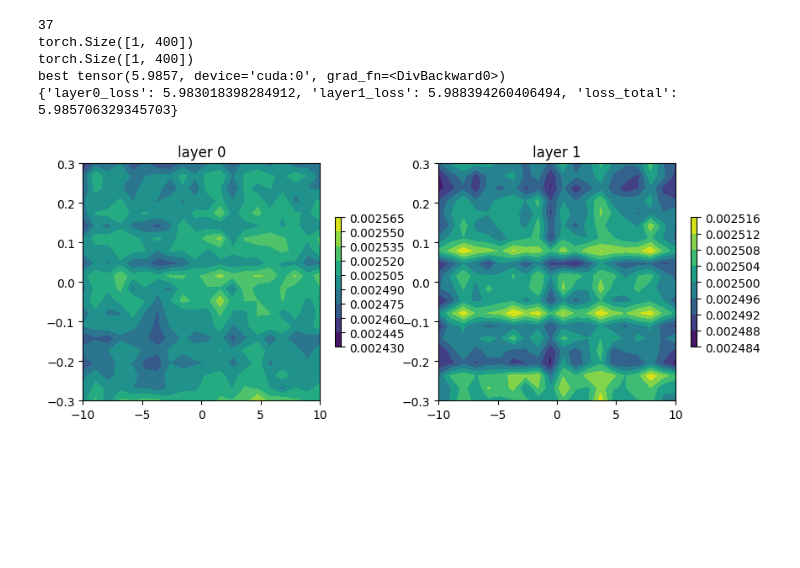
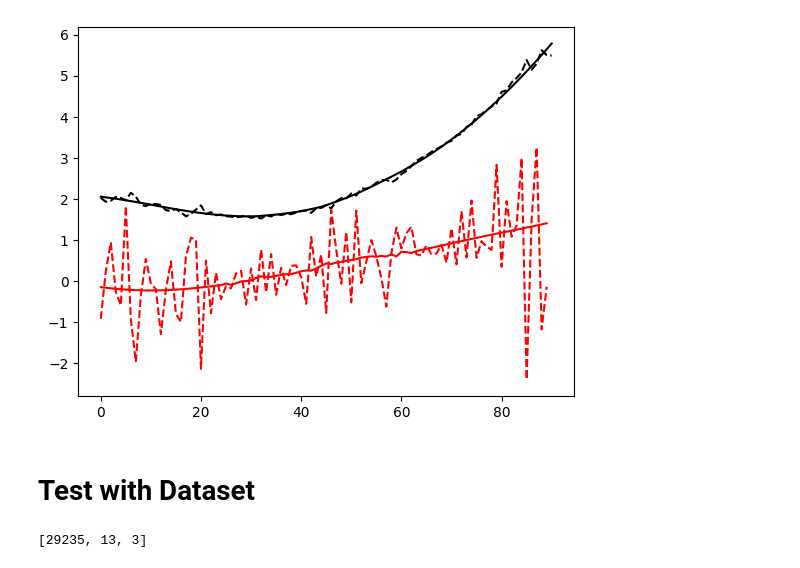
Before and after one commit to zzx9636/MTR, a Jupyter notebook: test_bc.ipynb, the cells around one changed output. Saved outputs shown, nothing was run; the diff lists cells and outputs as text; code cells hidden in the pictures; blank space fills up the shorter version.

Commit message:
add traj smoothing for better bc gt

```diff
--- a/test_bc.ipynb
+++ b/test_bc.ipynb
@@ -84,0 +122,38 @@ mediapy.show_image(img)
+# %%
+# def test():
+traj = scenario.log_trajectory
+original_valid = np.asarray(traj.valid)
+
+vel = np.stack(
+  [traj.vel_x, traj.vel_y, traj.yaw], axis=-1
+)
+
+i = 0
+num_agent, num_step = traj.valid.shape
+t = np.arange(num_step)
+
+valid = original_valid[i]
+valid_idx = np.where(valid)[0]
+if len(valid_idx) > 0:
+  first_valid_idx = valid_idx[0]
+  last_valid_idx = valid_idx[-1]
+  t_valid = t[valid]
+  vel_valid = vel[i][valid, :]
+  vel_interp = interp1d(t_valid, vel_valid, axis=0,  kind='cubic')
+
+  t_interped = np.arange(first_valid_idx, last_valid_idx+1)
+  vel_interped = vel_interp(t_interped)
+  vel_smoothed = savgol_filter(vel_interped, min(last_valid_idx-first_valid_idx, 51), 3, axis=0)
+
+  speed_smoothed = np.linalg.norm(vel_smoothed, axis=-1)
+  # plt.plot(t, vel[i, :, 0], '--',)
+  # plt.plot(t_interped, vel_interped[:, 0], '-')
+  speed = np.linalg.norm(vel[i], axis=-1)
+  plt.plot(t_interped, speed_smoothed, 'k-')
+  plt.plot(t, speed, 'k--')
+  plt.plot(t_interped[:-1], np.diff(speed_smoothed)/0.1, 'r-')
+  plt.plot(t[:-1], np.diff(speed)/0.1, 'r--')
+
+# %timeit test()
+# %% [output]
+[figure, added]
@@ -89,6 +198,5 @@ t= 11
 # %%
-
-print(t)
+t = 60
 input = process_input(
     scenario,
     is_ctrl,
@@ -97,7 +205,7 @@ input = process_input(
     hide_history=11
     )
 gt_action = np.asarray(
-    compute_inverse(scenario.log_trajectory, t, estimate_yaw_with_velocity=False).data[is_ctrl]
+    compute_inverse(scenario.log_trajectory, t, estimate_yaw_with_velocity=True).data[is_ctrl]
 )
 input['gt_action'] = gt_action
 batch = merge_dict([input], 'cuda')
@@ -110,6 +218,7 @@ total_loss_best, tb_dict_best = BC.decoder.get_loss(decoder_output, debug = True
 # total_loss_best, tb_dict_best = BC.decoder.get_loss_best(decoder_output, debug = True)
 # total_loss_gmm, tb_dict_gmm = BC.decoder.get_loss_gmm(decoder_output)
 
+print(BC.decoder.sample(decoder_output, True))
 
 print('best', total_loss_best)
 print(tb_dict_best)
@@ -117,11 +226,14 @@ print(tb_dict_best)
 # print('gmm', total_loss_gmm)
 # print(tb_dict_gmm)
 
-t+=1
+t += 5
-# %% [output]
-37
-torch.Size([1, 400])
-torch.Size([1, 400])
-best tensor(5.9857, device='cuda:0', grad_fn=<DivBackward0>)
-{'layer0_loss': 5.983018398284912, 'layer1_loss': 5.988394260406494, 'loss_total': 5.985706329345703}
-[figure, removed]
+# %% [markdown]
+# Test with Dataset
+# %%
+BC.decoder.pred_all_layers = False
+bin_idx = np.random.choice(len(val_dataset.sample_p), p=val_dataset.sample_p)
+cache_id = np.random.randint(val_dataset.histogram[bin_idx])
+cache = val_dataset.idx_cache[bin_idx][cache_id]
+print(cache)
+# %% [output]
+[29235, 13, 3]
```
Also changed, not shown: parts of 9 cells of this notebook, 11 other files.
